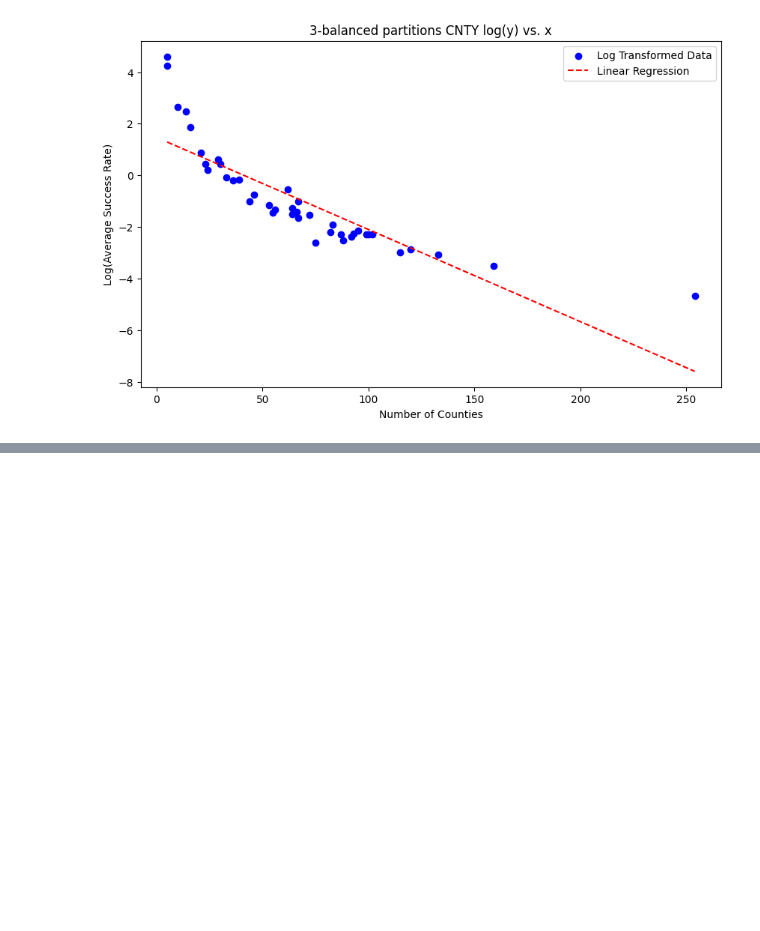
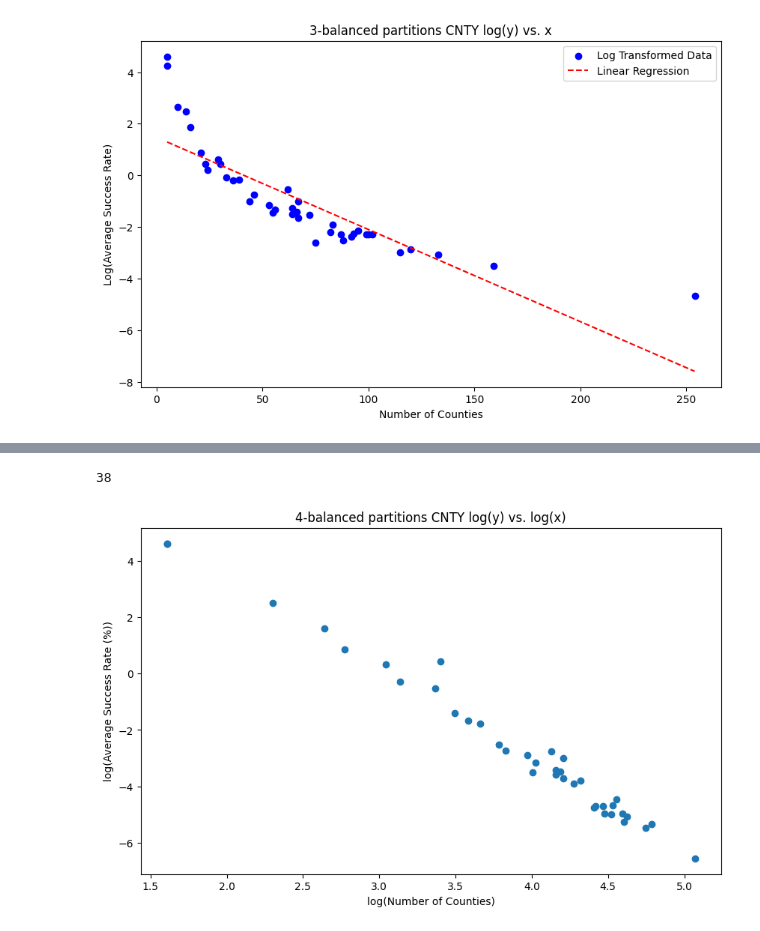
Before and after one commit to brookecarofeinberg/SamplingBalancedForests, a Jupyter notebook: MATH_HM_104.ipynb, the cells around one changed output, grey strips where cells are left out. Drawn from its saved outputs; the diff is of its cells as text; code cells hidden in the pictures; blank space fills up the shorter version.

```diff
--- a/MATH_HM_104.ipynb
+++ b/MATH_HM_104.ipynb
@@ -378,0 +503,24 @@ MSE = 337.7984, R^2 = 0.0158
+# %%
+len(cnty_data)
+# %% [output]
+38
+# %%
+#creating new log variables
+counties = [state_data["counties"] for state_data in cnty_data.values()]
+counties = np.array(counties)
+log_counties= np.log(counties)
+avg_success_rates = [state_data["avg_success_rate"] for state_data in cnty_data.values()]
+avg_success_rates = np.array(avg_success_rates)
+log_avg_success_rates= np.log(avg_success_rates)
+states = list(cnty_data.keys())
+
+plt.figure(figsize=(10, 6))
+plt.scatter(log_counties, log_avg_success_rates)
+
+plt.xlabel("log(Number of Counties)")
+plt.ylabel("log(Average Success Rate (%))")
+plt.title("4-balanced partitions CNTY log(y) vs. log(x)")
+
+plt.show()
+# %% [output]
+[figure, added]
```
Also changed, not shown: parts of 9 cells of this notebook, 4 other files.
